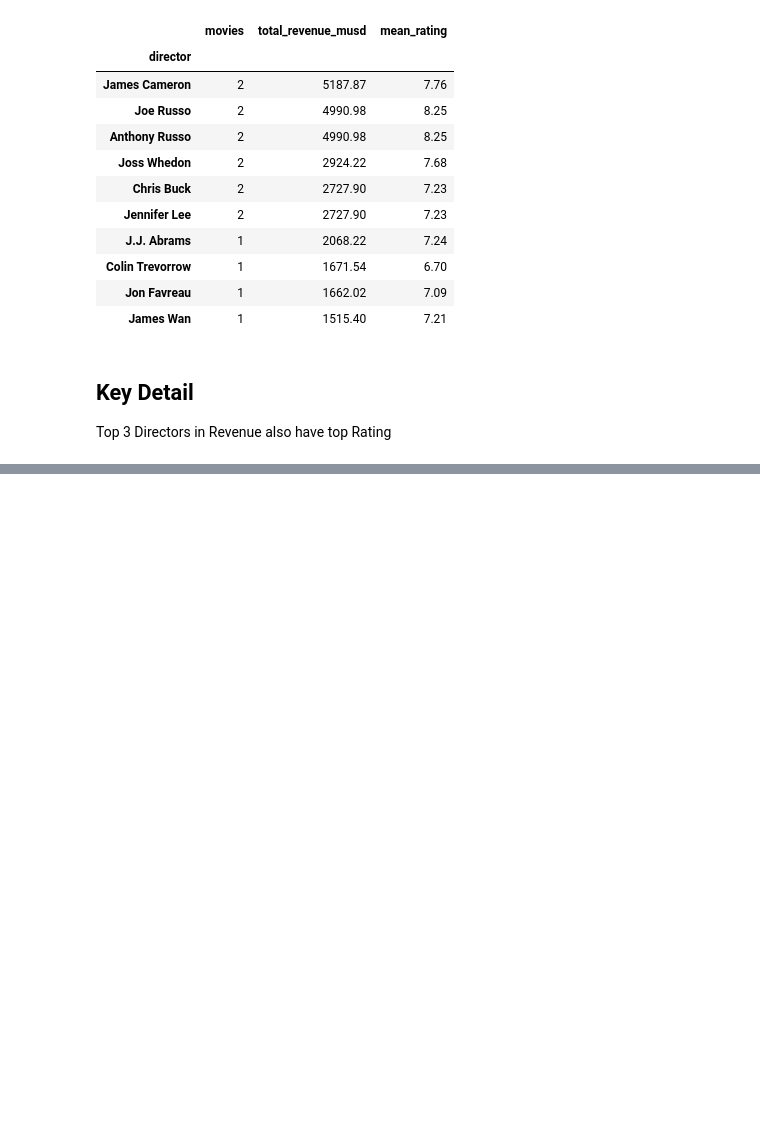
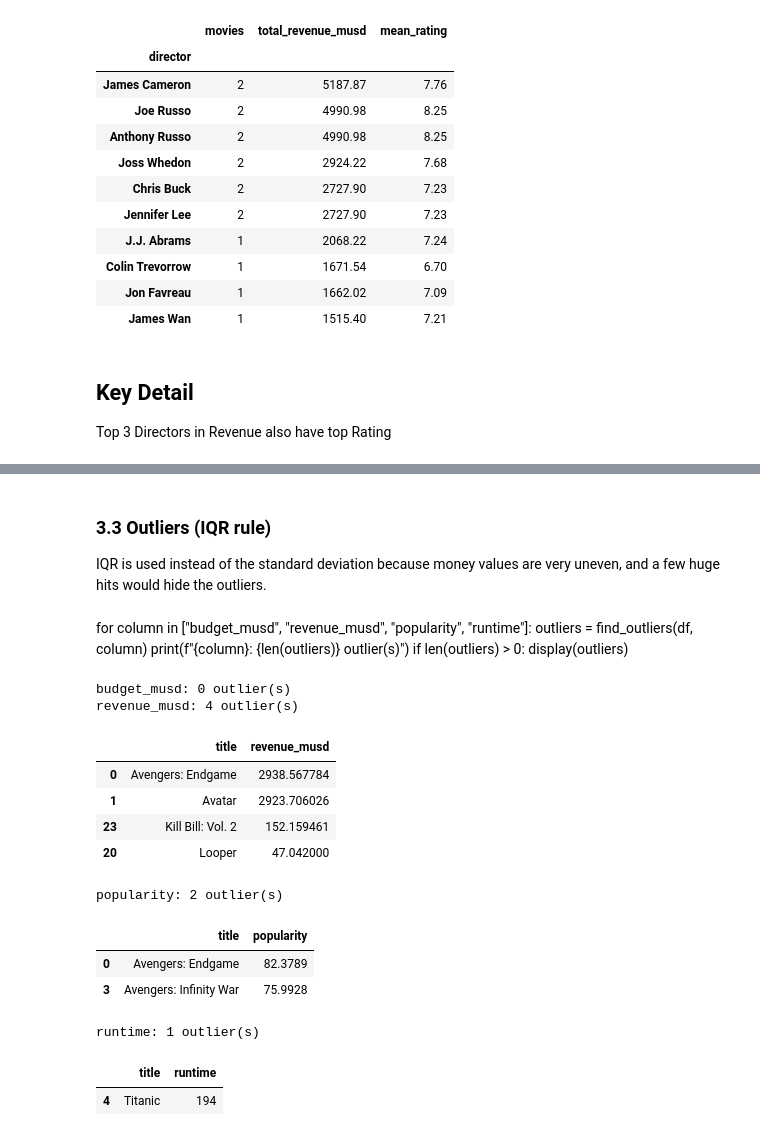
Before and after one commit to Dushimimanaprince/TMDB-Movie-Data-Analysis, a Jupyter notebook: notebooks/tmdb_analysis.ipynb, the cells around one changed output, grey strips where cells are left out. Drawn from its saved outputs; the diff is of its cells as text; code cells hidden in the pictures; blank space fills up the shorter version.

```diff
--- a/notebooks/tmdb_analysis.ipynb
+++ b/notebooks/tmdb_analysis.ipynb
@@ -357,0 +389,31 @@ Top 3 Directors in Revenue also have top Rating
+# %% [markdown]
+### 3.3 Outliers (IQR rule)
+
+IQR is used instead of the standard deviation because money values are very uneven, and a few huge hits would hide the outliers.
+# %% [markdown]
+for column in ["budget_musd", "revenue_musd", "popularity", "runtime"]:
+    outliers = find_outliers(df, column)
+    print(f"{column}: {len(outliers)} outlier(s)")
+    if len(outliers) > 0:
+        display(outliers)
+# %%
+for column in ["budget_musd", "revenue_musd", "popularity", "runtime"]:
+    outliers = find_outliers(df, column)
+    print(f"{column}: {len(outliers)} outlier(s)")
+    if len(outliers) > 0:
+        display(outliers)
+# %% [output]
+budget_musd: 0 outlier(s)
+revenue_musd: 4 outlier(s)
+|  | title | revenue_musd |
+| 0 | Avengers: Endgame | 2938.567784 |
+| 1 | Avatar | 2923.706026 |
+| 23 | Kill Bill: Vol. 2 | 152.159461 |
+| 20 | Looper | 47.042000 |
+popularity: 2 outlier(s)
+|  | title | popularity |
+| 0 | Avengers: Endgame | 82.3789 |
+| 3 | Avengers: Infinity War | 75.9928 |
+runtime: 1 outlier(s)
+|  | title | runtime |
+| 4 | Titanic | 194 |
```
Also changed, not shown: parts of 6 cells of this notebook, 1 other file.
